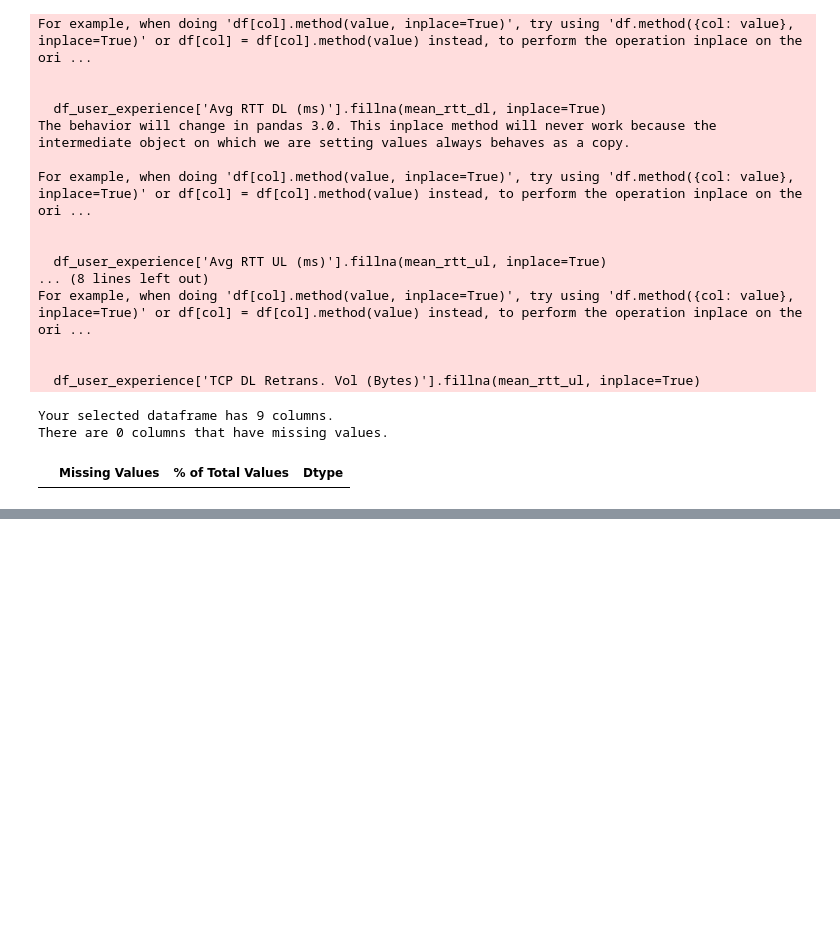
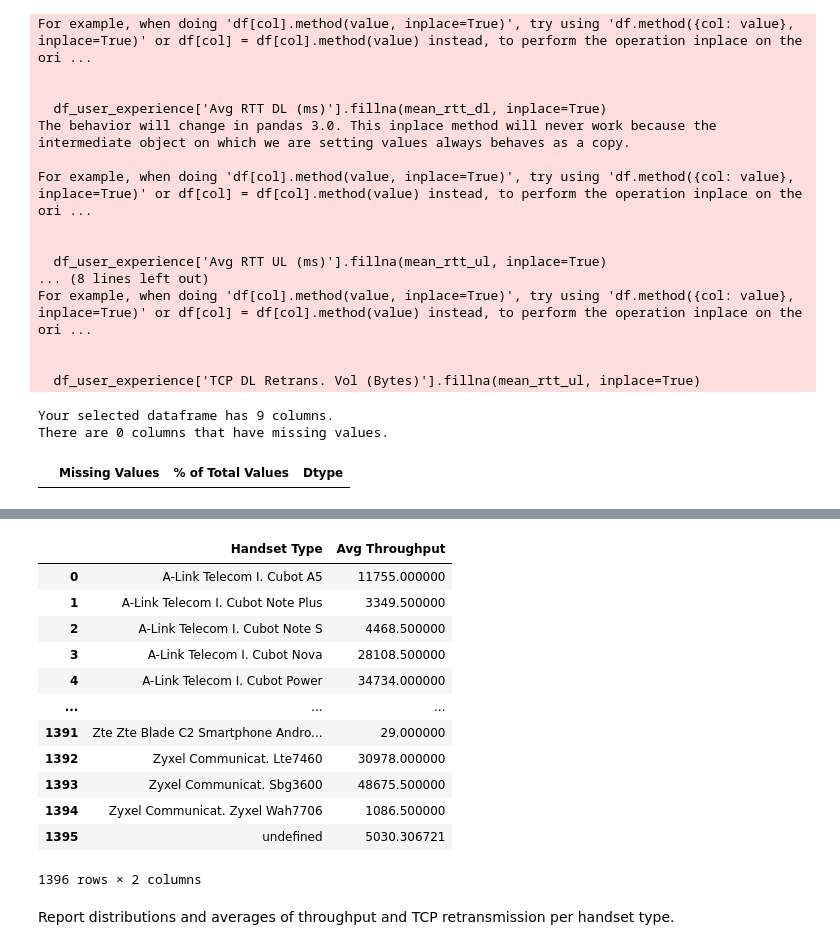
Before and after one commit to dagiteferi/User-Overview-Engagement-and-Experience-Analysis, a Jupyter notebook: notebooks/Experience Analytics.ipynb, the cells around one changed output, grey strips where cells are left out. Drawn from its saved outputs; the diff is of its cells as text; code cells hidden in the pictures; blank space fills up the shorter version.

```diff
--- a/notebooks/Experience Analytics.ipynb
+++ b/notebooks/Experience Analytics.ipynb
@@ -268,0 +272,17 @@ df_user_experience.head()
+# %%
+#Computing & list 10 of the top, bottom, and most frequent values for some columns
+
+df_user_experience['Total TCP Retransmission'] = df_user_experience['TCP DL Retrans. Vol (Megabytes)'] + df_user_experience['TCP UL Retrans. Vol (Megabytes)']
+df_user_experience['Total RTT'] = df_user_experience['Avg RTT DL (s)'] + df_user_experience['Avg RTT UL (s)']
+df_user_experience['Total Throughput'] = df_user_experience['Avg Bearer TP DL (kbps)'] + df_user_experience['Avg Bearer TP UL (kbps)']
+
+#top, bottom, and most frequent values of TCP Retransmission
+
+top_10_tcp = df_user_experience['Total TCP Retransmission'].nlargest(10)
+# Bottom 10 TCP Values
+bottom_10_tcp = df_user_experience['Total TCP Retransmission'].nsmallest(10)
+# Most Frequent TCP Values
+most_frequent_tcp = df_user_experience['Total TCP Retransmission'].value_counts().head(10)
+print("Top 10 TCP Retransmission Values:\n", top_10_tcp)
+print("Bottom 10 TCP Retransmission Values:\n", bottom_10_tcp)
+print("Most Frequent TCP Retransmission Values:\n", most_frequent_tcp)
@@ -268,0 +365,21 @@ df_user_experience.head()
+# %%
+#average throughput per handset type
+df_user_experience['Avg Throughput'] = (df_user_experience['Avg Bearer TP DL (kbps)'] + df_user_experience['Avg Bearer TP UL (kbps)']) / 2
+throughput_per_handset = df_user_experience.groupby('Handset Type')['Avg Throughput'].mean().reset_index()
+throughput_per_handset
+# %% [output]
+|  | Handset Type | Avg Throughput |
+| 0 | A-Link Telecom I. Cubot A5 | 11755.000000 |
+| 1 | A-Link Telecom I. Cubot Note Plus | 3349.500000 |
+| 2 | A-Link Telecom I. Cubot Note S | 4468.500000 |
+| 3 | A-Link Telecom I. Cubot Nova | 28108.500000 |
+| 4 | A-Link Telecom I. Cubot Power | 34734.000000 |
+| ... | ... | ... |
+| 1391 | Zte Zte Blade C2 Smartphone Andro... | 29.000000 |
+| 1392 | Zyxel Communicat. Lte7460 | 30978.000000 |
+| 1393 | Zyxel Communicat. Sbg3600 | 48675.500000 |
+| 1394 | Zyxel Communicat. Zyxel Wah7706 | 1086.500000 |
+| 1395 | undefined | 5030.306721 |
+1396 rows × 2 columns
+# %% [markdown]
+Report distributions and averages of throughput and TCP retransmission per handset type.
```
Also changed, not shown: parts of 8 cells of this notebook.
